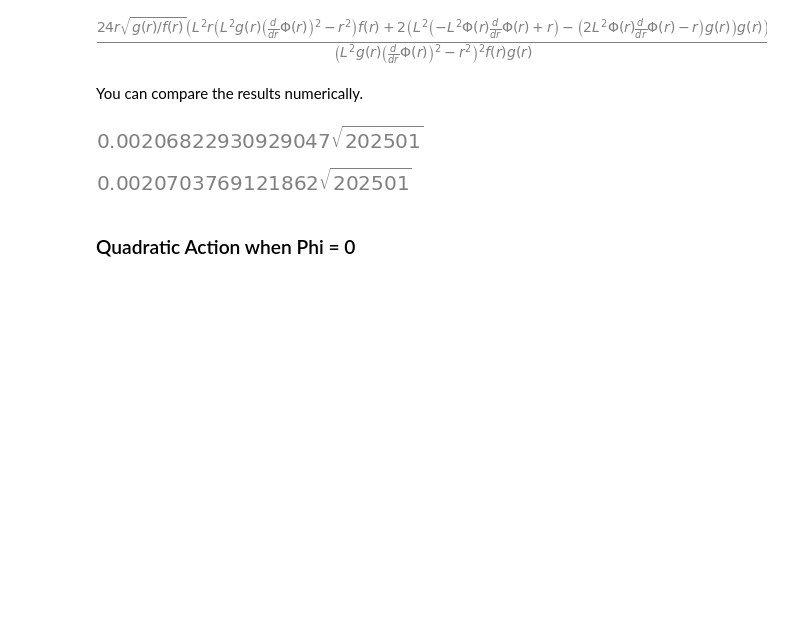
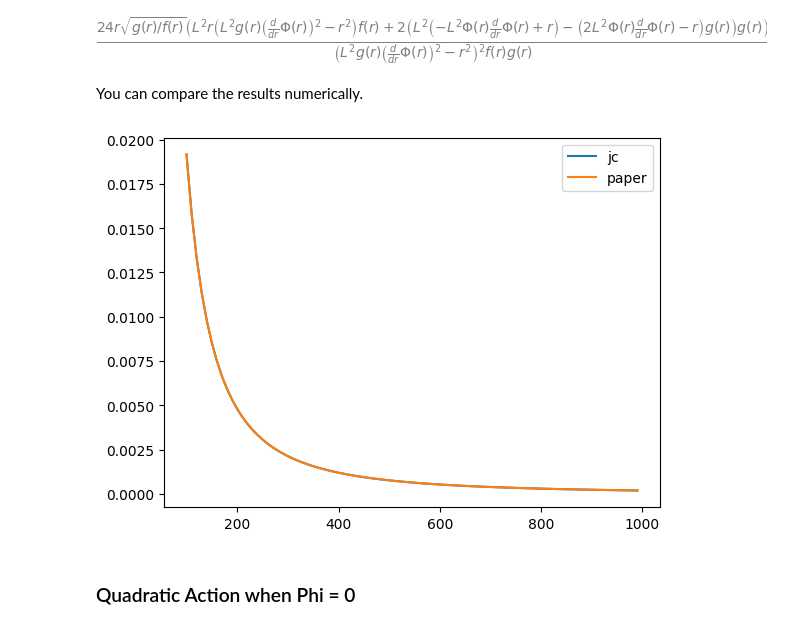
Before and after one commit to jchryssanthacopoulos/wormholes, a Jupyter notebook: second_order_action_analysis.ipynb, the cells around one changed output. Cells and saved outputs as stored; diff of their text form; code cells hidden in the pictures; blank space fills up the shorter version.

```diff
--- a/second_order_action_analysis.ipynb
+++ b/second_order_action_analysis.ipynb
@@ -407,29 +407,33 @@ V
 [figure]
 # %% [markdown]
 You can compare the results numerically.
-# %%
-r_0_val = 1
-L_val = 20
-r_val = 450
-
-func_subs = {
-    L: L_val,
-    r: r_val,
-    f: f_of_r(r_val, L_val, r_0_val),
-    g: g_of_r(r_val, r_0_val),
-    dg: dg_of_r(r_val),
-    Phi: phi_of_r(r_val, phi_star, L_val),
-    dPhi: dphi_of_r(r_val, phi_star, L_val),
-    ddPhi: ddphi_of_r(r_val, phi_star, L_val)
-}
-# %%
-V.subs(func_subs)
-# %% [output]
-[figure, removed]
-# %%
-8 * term_qq.subs(func_subs)
-# %% [output]
-[figure, removed]
+# %%
+r_0_val = 1
+L_val = 2
+
+def get_term_qq(r_val):
+    """Get factor of q^2 term from these calculations and in paper for given r."""
+    func_subs = {
+        L: L_val,
+        r: r_val,
+        f: f_of_r(r_val, L_val, r_0_val),
+        g: g_of_r(r_val, r_0_val),
+        dg: dg_of_r(r_val),
+        Phi: phi_of_r(r_val, phi_star, L_val),
+        dPhi: dphi_of_r(r_val, phi_star, L_val),
+        ddPhi: ddphi_of_r(r_val, phi_star, L_val)
+    }
+    return 8 * term_qq.subs(func_subs), V.subs(func_subs)
+# %%
+r_vals = np.arange(100, 1000, 10)
+vals_qq = [get_term_qq(r_val) for r_val in r_vals]
+val1_qq, val2_qq = zip(*vals_qq)
+# %%
+plt.plot(r_vals, val1_qq, label='jc')
+plt.plot(r_vals, val2_qq, label='paper')
+plt.legend();
+# %% [output]
+[figure, added]
 # %% [markdown]
 ### Quadratic Action when Phi = 0
 # %% [markdown]
```
Also changed, not shown: parts of 3 cells of this notebook.
